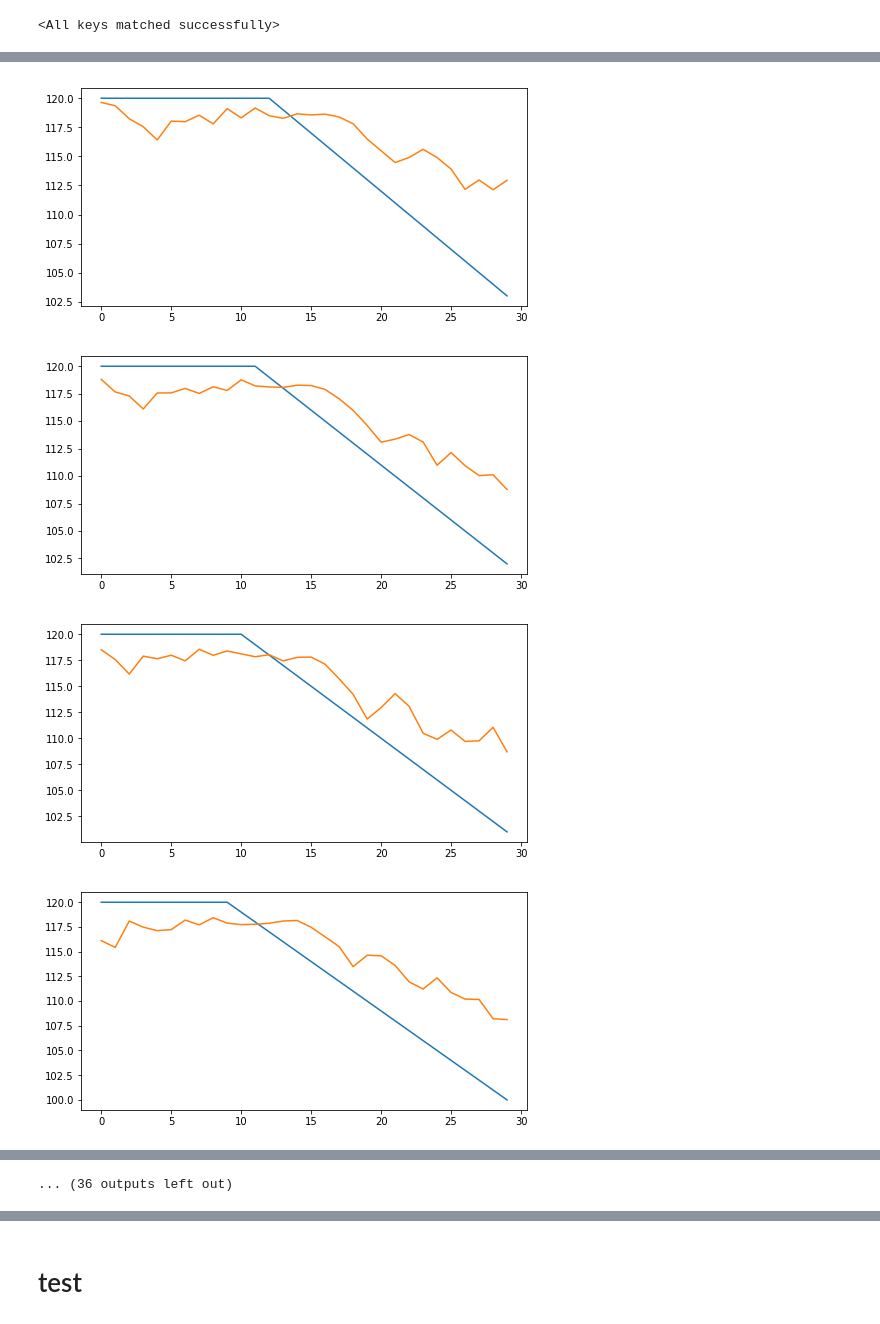
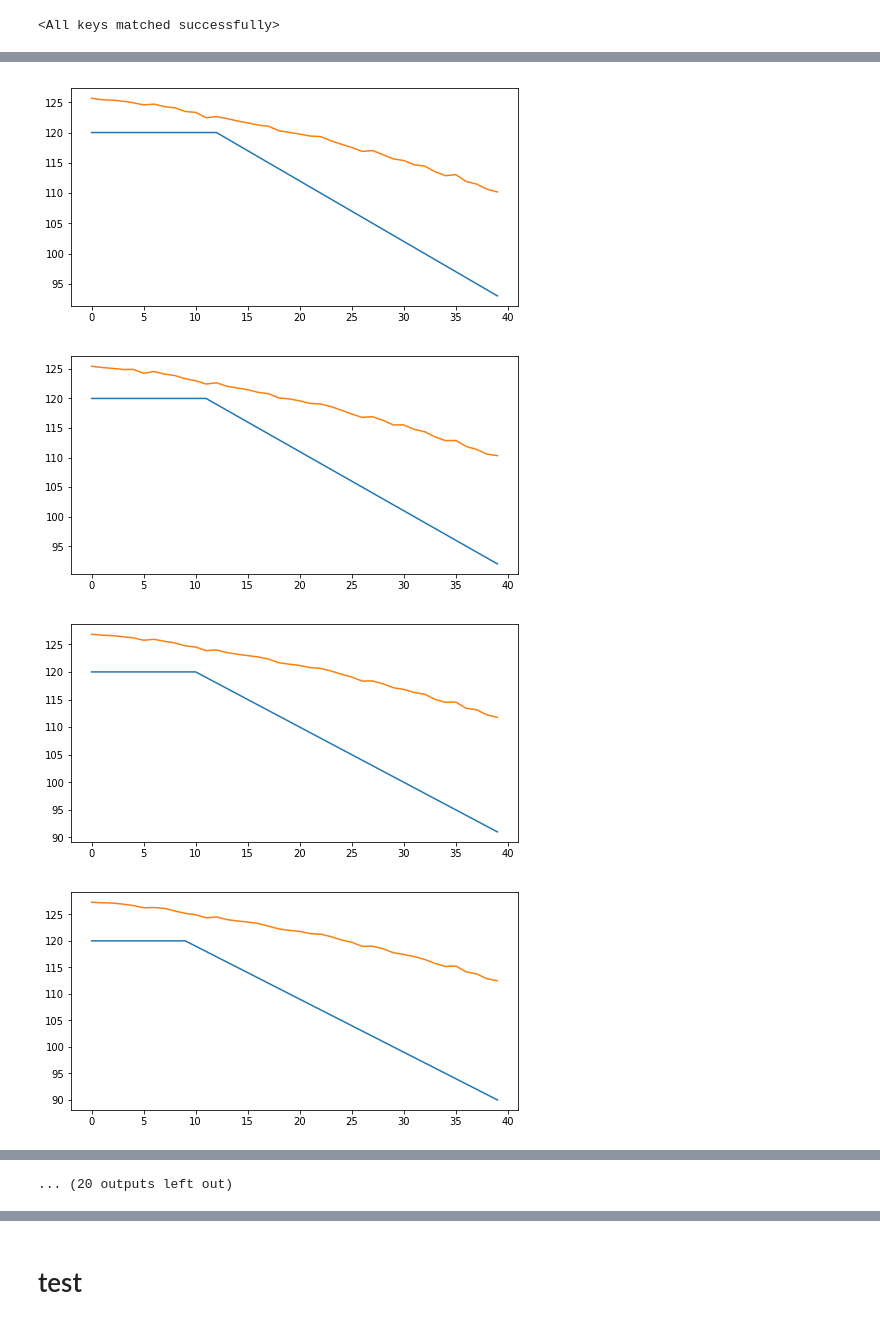
Before and after one commit to JoeZYX/icdm_rul, a Jupyter notebook: Main.ipynb, the cells around one changed output, grey strips where cells are left out. Saved outputs shown, nothing was run; the diff lists cells and outputs as text; code cells hidden in the pictures.

```diff
--- a/Main.ipynb
+++ b/Main.ipynb
@@ -107,7 +122,7 @@ Validation loss decreased (inf --> 14654.016958).  Saving model ...
 # %% [markdown]
 # 结果training上的
 # %%
-best_model_path = "logs/FD001/103.40415734446205_checkpoint.pth"
+best_model_path = "logs/FD001/358.62702414181194_checkpoint.pth"
 exp.model.load_state_dict(torch.load(best_model_path))
 # %% [output]
 <All keys matched successfully>
@@ -120,13 +135,17 @@ for i in exp.vali_loader:
 exp.model.eval()
 
 prediction_y = exp.model(input_x)[0]
+# %%
+
+enc_pred = prediction_y[0]
+final_pred = prediction_y[1]
 # %%
 gt_y = gt_y.detach().cpu()
-prediction_y = prediction_y.detach().cpu()
+enc_pred = enc_pred.detach().cpu()
 
 import matplotlib.pyplot as plt
 for i in range(gt_y.shape[0]):
     plt.figure(figsize=(8,4))
     plt.plot(gt_y[i])
-    plt.plot(prediction_y[i])
+    plt.plot(enc_pred[i])
 # %% [output]
@@ -135,4 +154,4 @@ for i in range(gt_y.shape[0]):
-[figure, old version]
+[figure, new version]
-[figure, old version]
+[figure, new version]
-[figure, old version]
+[figure, new version]
-[figure, old version]
+[figure, new version]
@@ -145 +164 @@ for i in range(gt_y.shape[0]):
-... (36 outputs left out)
+... (20 outputs left out)
```
Also changed, not shown: parts of 7 cells of this notebook, 8 other files.
